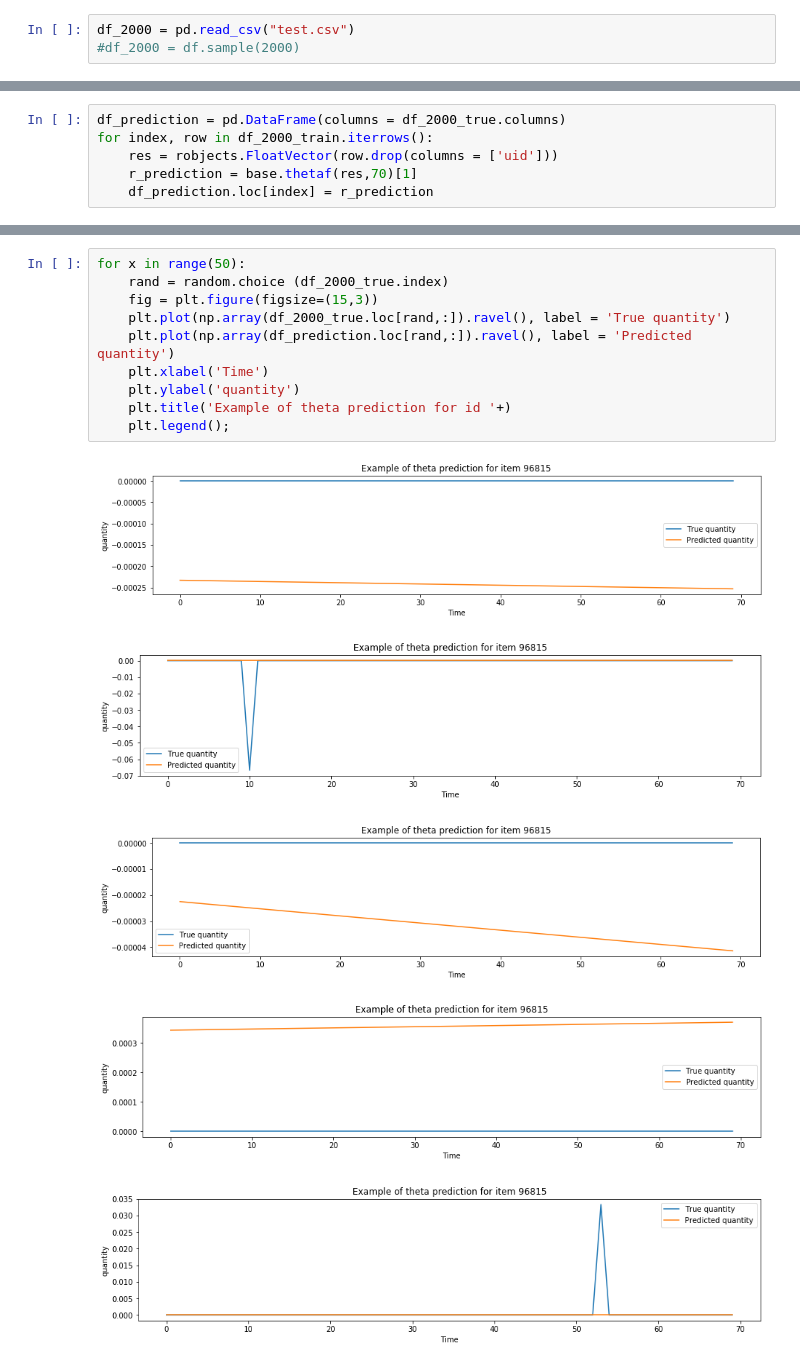
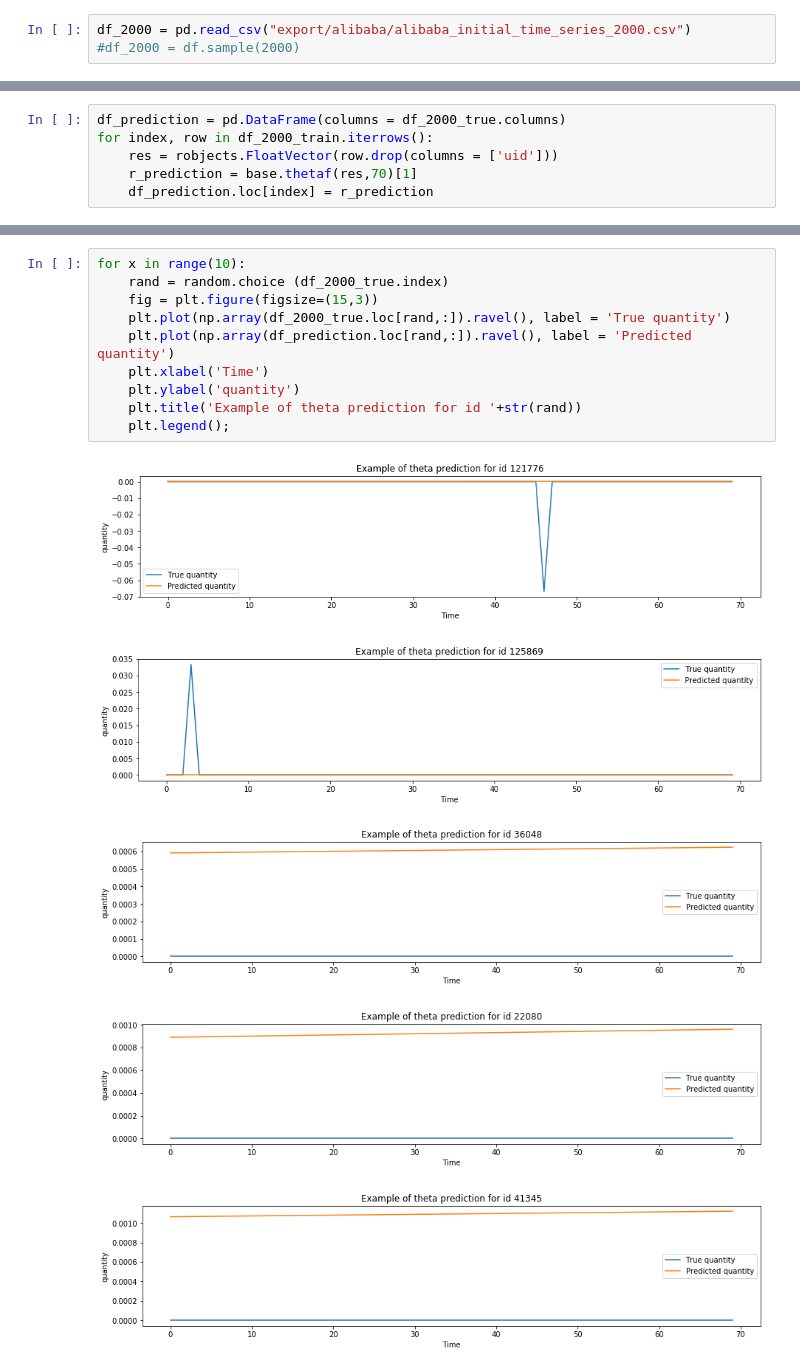
Before and after one commit to pletnev-aleksandr/demand_forecasting, a Jupyter notebook: Theta_method.ipynb, the cells around one changed output, grey strips where cells are left out. Cells and saved outputs as stored; diff of their text form.

Commit message:
Update file dependencies in Theta prediction file

```diff
--- a/Theta_method.ipynb
+++ b/Theta_method.ipynb
@@ -20,7 +20,7 @@ df = df.drop(columns = ['ds','region_no_factor','iz_no_factor','product_factor',
 df = df.groupby(by=['uid','Date']).sum().reset_index()
 df = df.pivot(columns = 'Date',index = 'uid',values = 'vcpu_net_delead')
 # %%
-df_2000 = pd.read_csv("test.csv")
+df_2000 = pd.read_csv("export/alibaba/alibaba_initial_time_series_2000.csv")
 #df_2000 = df.sample(2000)
 # %% [markdown]
 ## Theta method
@@ -78,16 +66,16 @@ Int64Index([117237,   7669, 117808,  34612,  74579, 143086,   4170,  77909,
 # %%
-for x in range(50):
+for x in range(10):
     rand = random.choice (df_2000_true.index)
     fig = plt.figure(figsize=(15,3))
     plt.plot(np.array(df_2000_true.loc[rand,:]).ravel(), label = 'True quantity')
     plt.plot(np.array(df_prediction.loc[rand,:]).ravel(), label = 'Predicted quantity')
     plt.xlabel('Time')
     plt.ylabel('quantity')
-    plt.title('Example of theta prediction for id '+)
+    plt.title('Example of theta prediction for id '+str(rand))
     plt.legend();
 # %% [output]
-[figure, old version]
+[figure, new version]
-[figure, old version]
+[figure, new version]
-[figure, old version]
+[figure, new version]
-[figure, old version]
+[figure, new version]
-[figure, old version]
+[figure, new version]
```
Also changed, not shown: parts of 5 cells of this notebook.
